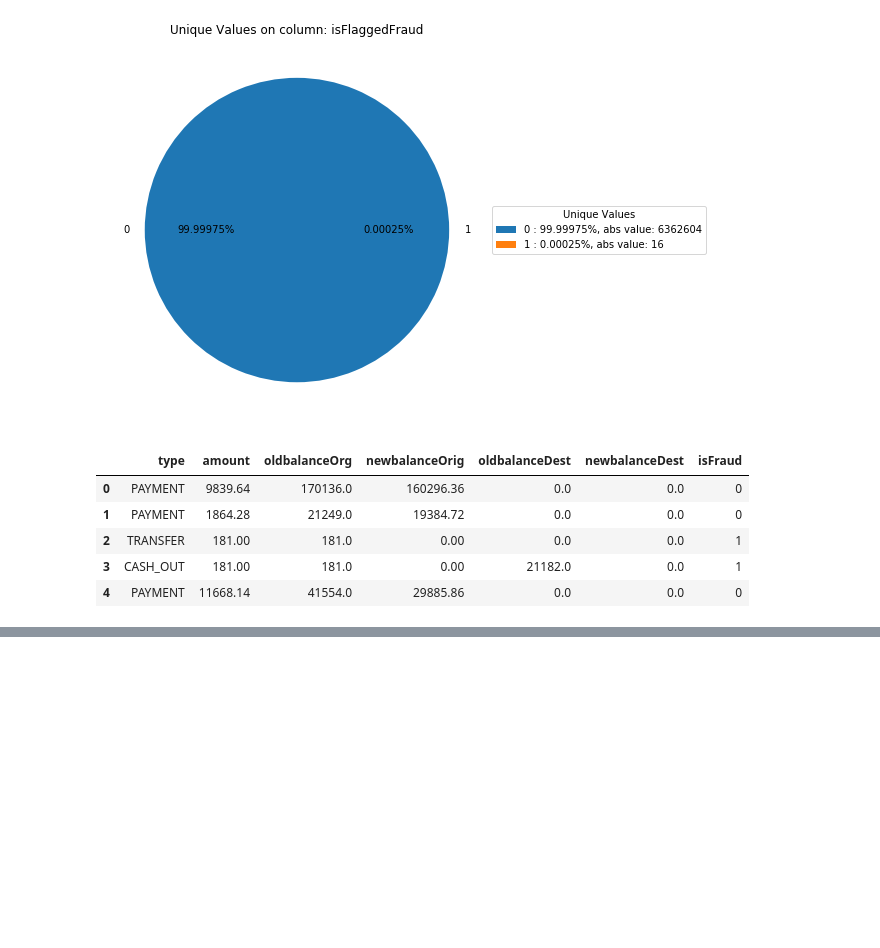
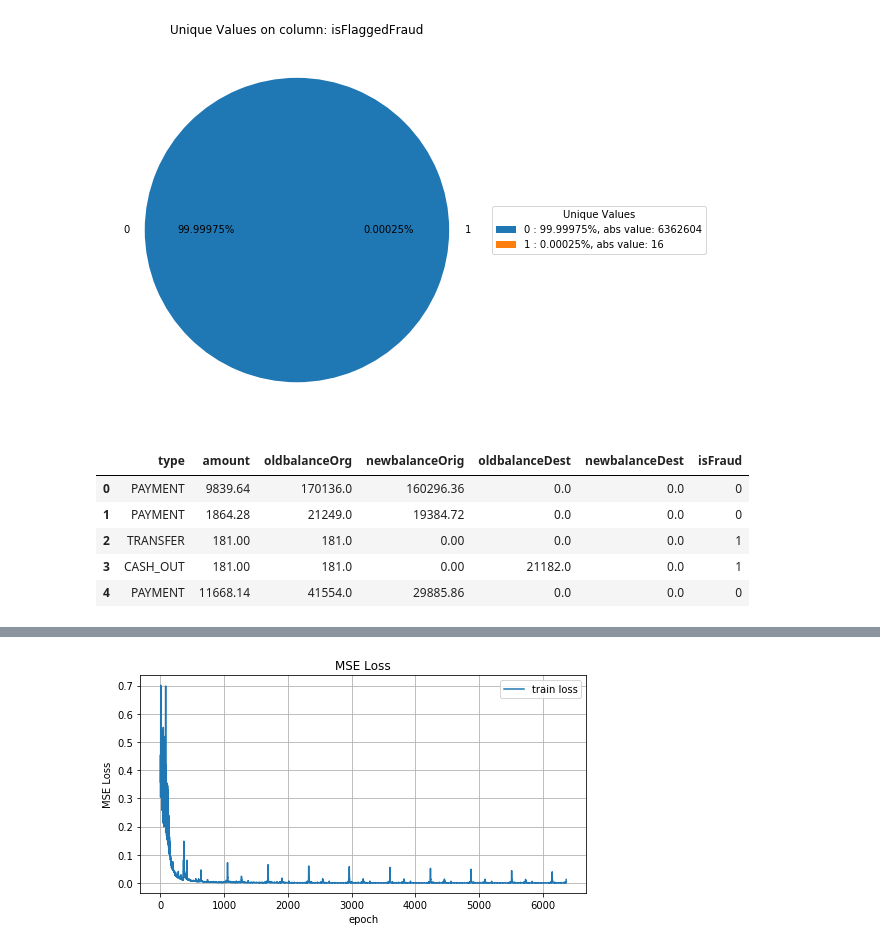
Before and after one commit to MoonL1ght/ML-Things, a Jupyter notebook: DS/autoencoder/Autoencoder pytorch.ipynb, the cells around one changed output, grey strips where cells are left out. Drawn from its saved outputs; the diff is of its cells as text; code cells hidden in the pictures; blank space fills up the shorter version.

```diff
--- a/DS/autoencoder/Autoencoder pytorch.ipynb
+++ b/DS/autoencoder/Autoencoder pytorch.ipynb
@@ -116,0 +244,35 @@ class Net(nn.Module):
+# %%
+def train(net, x_train, y_train, epoches=10, lr=0.001):
+    criterion = nn.MSELoss()
+    optimizer = optim.Adam(net.parameters(), lr=lr)
+
+    N_EPOCHES = epoches
+    BS = 10000
+    n_batches = int(np.ceil(x_train.shape[0] / BS))
+    train_losses = []
+    test_losses = []
+    for i in range(N_EPOCHES):
+        for bi in range(n_batches):
+            x_batch, y_batch = fetch_batch(x_train, y_train, bi, BS)
+            x_train_var = Variable(torch.from_numpy(x_batch))
+            y_train_var = Variable(torch.from_numpy(y_batch))
+#             print(x_train_var)
+#             print(y_train_var)
+#             break
+            optimizer.zero_grad()
+            outputs = net(x_train_var)
+            loss = criterion(outputs, y_train_var)
+            loss.backward()
+            optimizer.step()
+            train_losses.append(loss.item())
+            if bi%100 == 0:
+                sys.stdout.write('\rEpoch: %d Iter: %d train loss: %.5f'
+                                 %(i, bi, loss.item()))
+                sys.stdout.flush()
+#                 train_losses.append(loss.item())
+#             if loss.item() < 0.001:
+#                 break
+#         break
+    return train_losses
+# %%
+train_losses = train(net, train_data, train_data)
@@ -116,0 +281,11 @@ class Net(nn.Module):
+# %%
+fig = plt.figure(figsize=(8, 4))
+ax = sns.lineplot(np.arange(len(train_losses)), train_losses)
+ax.set(xlabel='epoch', ylabel='MSE Loss')
+plt.legend(['train loss'])
+plt.title('MSE Loss')
+plt.grid()
+ax.set_axisbelow(True)
+plt.show()
+# %% [output]
+[figure, added]
```
Also changed, not shown: parts of 18 cells of this notebook.
